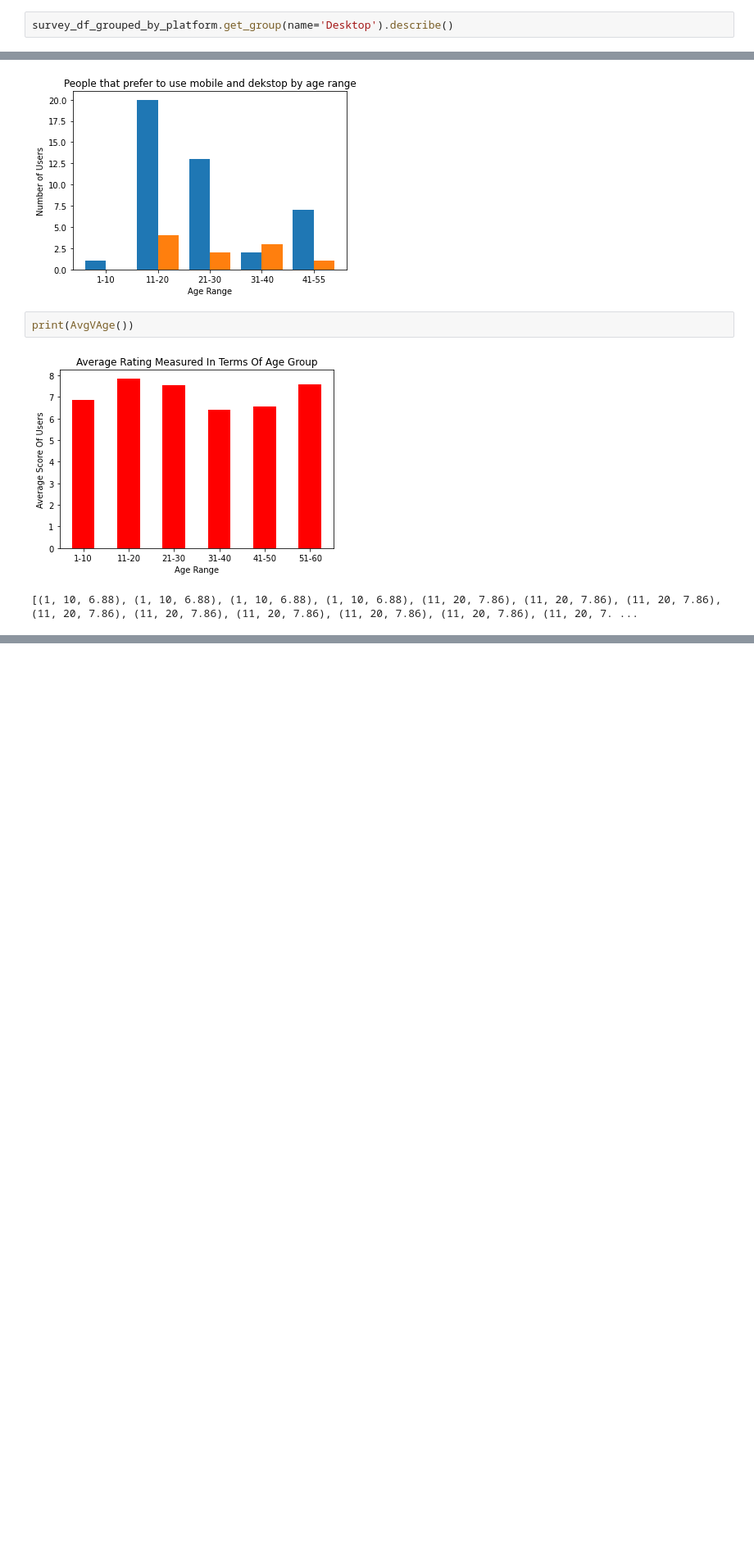
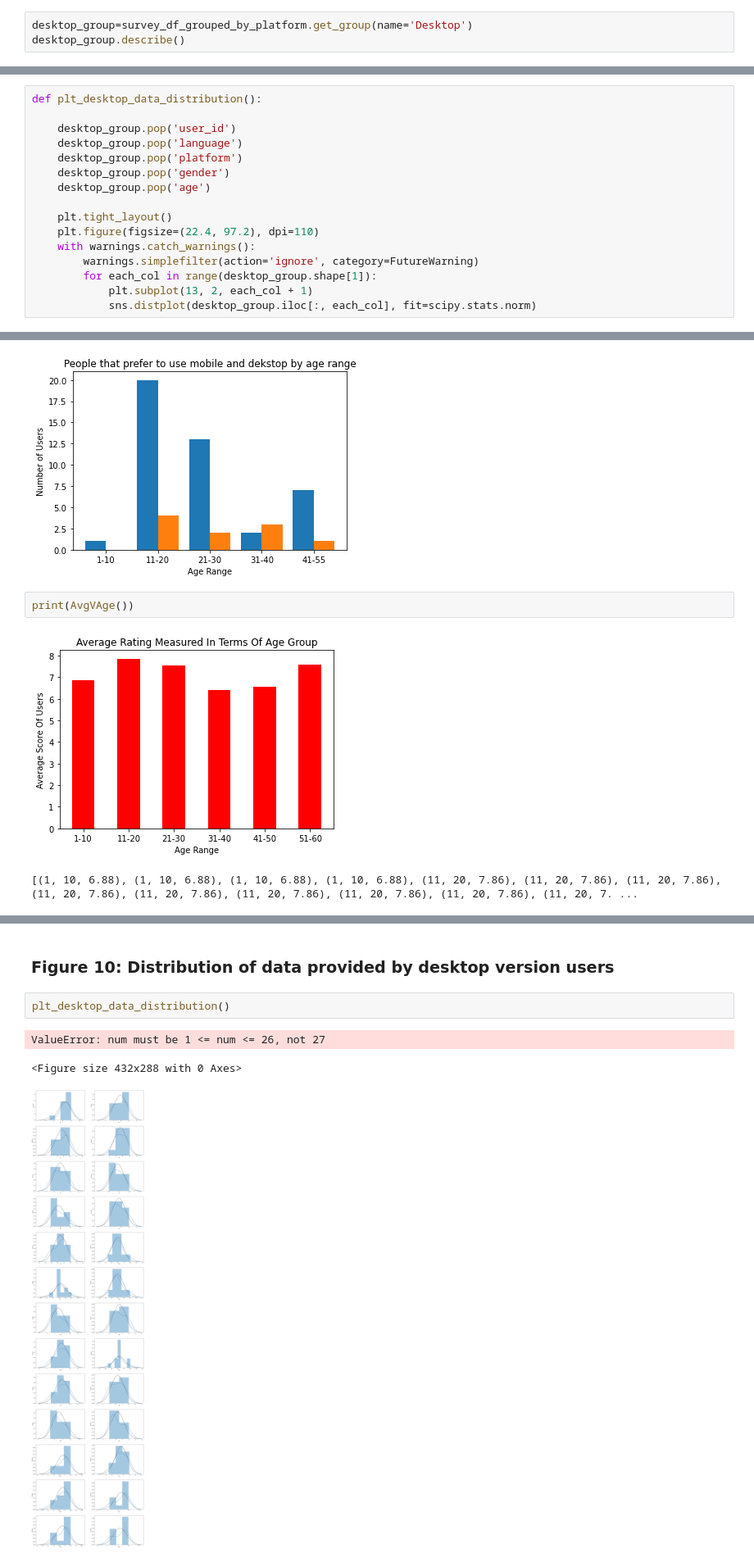
Before and after one commit to Buzzou/prog_ds, a Jupyter notebook: A3_Data_Analysis_Project.ipynb, the cells around one changed output, grey strips where cells are left out. Shown at 82% size. Drawn from its saved outputs; the diff is of its cells as text; blank space fills up the shorter version.

```diff
--- a/A3_Data_Analysis_Project.ipynb
+++ b/A3_Data_Analysis_Project.ipynb
@@ -751,7 +709,8 @@ Desktop    30.272727
 Mobile     23.833333
 Name: age, dtype: float64
 # %%
-survey_df_grouped_by_platform.get_group(name='Desktop').describe()
+desktop_group=survey_df_grouped_by_platform.get_group(name='Desktop')
+desktop_group.describe()
 # %% [output]
 |  | age | q1 | q2 | q3 | q4 | q5 | q6 | q7 | q8 | q9 | ... | ... |
 | count | 11.000000 | 11.000000 | 11.000000 | 11.000000 | 11.000000 | 11.000000 | 11.000000 | 11.000000 | 11.000000 | 11.000000 | ... | ... |
@@ -791,0 +750,16 @@ We can see that generally, mobile version of the website was liked by user
+# %%
+def plt_desktop_data_distribution():
+
+    desktop_group.pop('user_id')
+    desktop_group.pop('language')
+    desktop_group.pop('platform')
+    desktop_group.pop('gender')
+    desktop_group.pop('age')
+
+    plt.tight_layout()
+    plt.figure(figsize=(22.4, 97.2), dpi=110)
+    with warnings.catch_warnings():
+        warnings.simplefilter(action='ignore', category=FutureWarning)
+        for each_col in range(desktop_group.shape[1]):
+            plt.subplot(13, 2, each_col + 1)
+            sns.distplot(desktop_group.iloc[:, each_col], fit=scipy.stats.norm)
@@ -947,3 +1024,11 @@ plt_rating_given_for_each_question_by_platform()
+# %% [markdown]
+### Figure 10: Distribution of data provided by desktop version users
+# %%
+plt_desktop_data_distribution()
+# %% [output]
+ValueError: num must be 1 <= num <= 26, not 27
+<Figure size 432x288 with 0 Axes>
+[figure, added]
 # %% [markdown]
 # Conclusion (5 marks)
 
```
Also changed, not shown: parts of 71 cells of this notebook.
